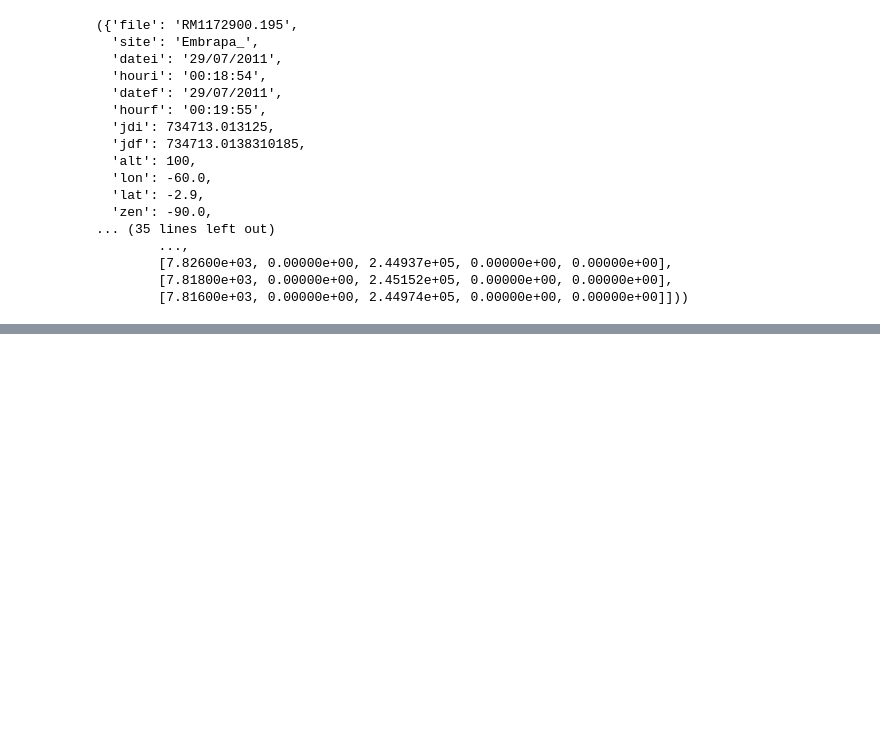
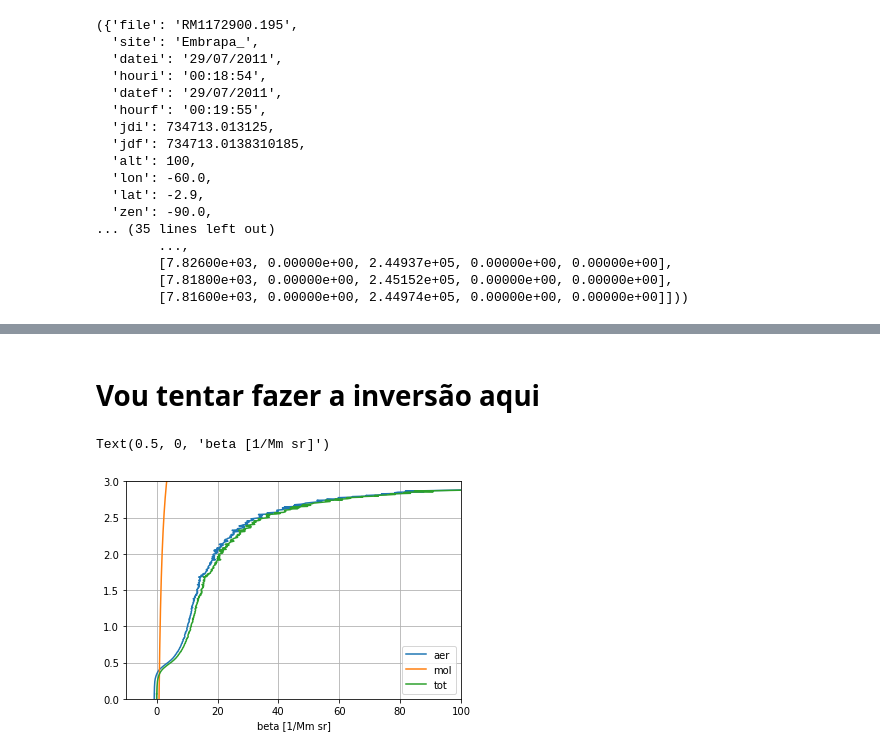
Before and after one commit to hmjbarbosa/RMlicelPython, a Jupyter notebook: profile_read_python.ipynb, the cells around one changed output, grey strips where cells are left out. Saved outputs shown, nothing was run; the diff lists cells and outputs as text; code cells hidden in the pictures; blank space fills up the shorter version.

```diff
--- a/profile_read_python.ipynb
+++ b/profile_read_python.ipynb
@@ -252,6 +257,39 @@ plot = df[:100].plot(grid=True, subplots=True, title='First test plot')
+# %% [markdown]
+# Vou tentar fazer a inversão aqui
 # %%
 %run fernald_new1.ipynb
 
+from scipy import integrate
+from scipy import optimize
+
 zref = np.array([6*1e3, 14*1e3])
 
-LR =
+LR = 28.
+
+alt = 7.5*(np.array(df.index) + 1)
+
+z = alt[:, None]
+pr = df['355 o analog 0'].values[:, None]
+ref = zref[:, None]
+lambd = 355*1e-9
+LidarRatio = LR
+Pair = read[0]['P0']*np.exp(z/8e3)    # H aproximadamente 8km
+Tair = read[0]['T0'] - (6.5*1e-3)*z   # 6.5 lapse rate
+
+beta_par, alpha_par, LR_par, model_mol, ab_fit = fernald_new1(z,pr,ref,lambd,LidarRatio,Pair,Tair)
+# %%
+plt.plot((beta_par['aer'])*1e6, alt*1e-3)
+plt.plot(beta_par['mol']*1e6, alt*1e-3)
+plt.plot(beta_par['tot']*1e6, alt*1e-3)
+plt.grid(True)
+plt.legend(['aer', 'mol', 'tot'])
+plt.xlim(-10, 100)
+plt.ylim(0, 3)                        # Aqui eu limito a altura ate 3km, mas sei que ta errado pq o
+                                      # lapse rate eh maior antes da camada limite e as estimativas
+                                      # de pressao e temp. devem estar bem ruins
+
+
+plt.xlabel('beta [1/Mm sr]')
+# %% [output]
+Text(0.5, 0, 'beta [1/Mm sr]')
+[figure, added]
```
Also changed, not shown: parts of 3 cells of this notebook, 1 other file.
